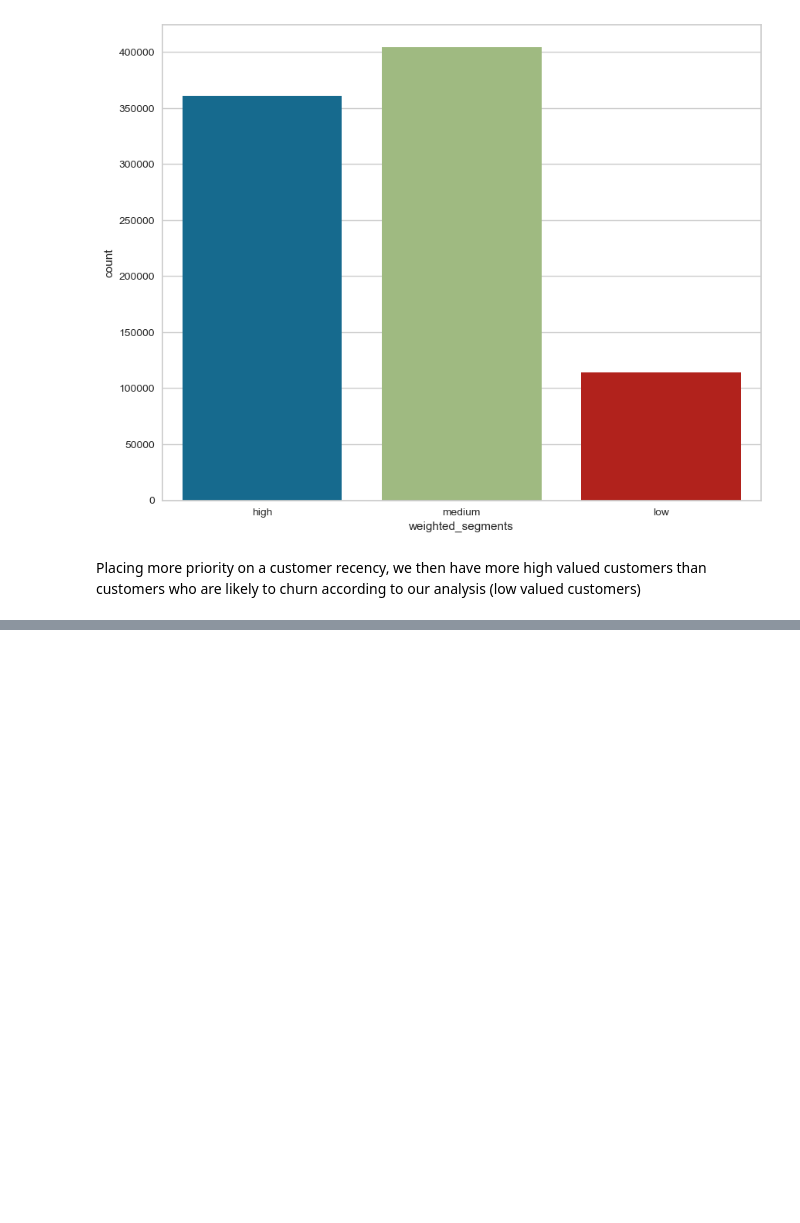
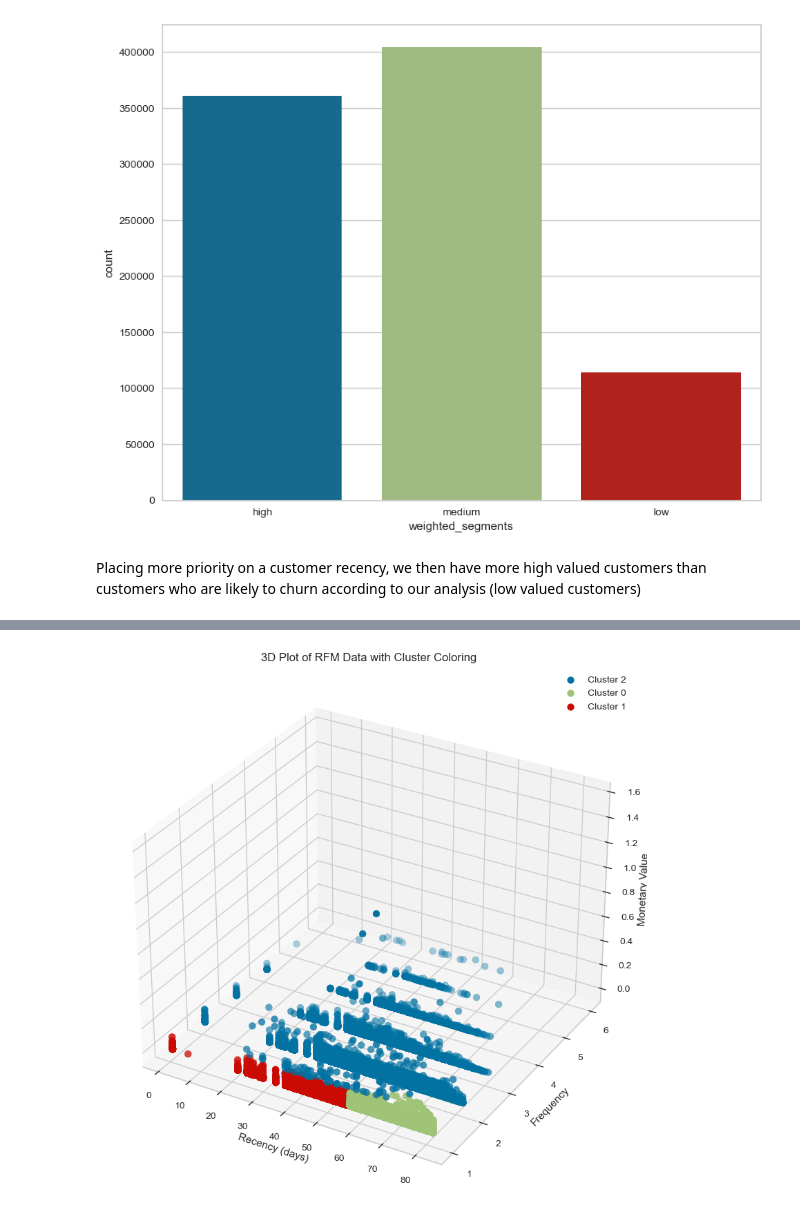
Before and after one commit to Emerald-GitHub/RFM-Based-Customer-Segmentation, a Jupyter notebook: Notebooks/RFM_Customer_Segmentation_solution.ipynb, the cells around one changed output, grey strips where cells are left out. Cells and saved outputs as stored; diff of their text form; code cells hidden in the pictures; blank space fills up the shorter version.

```diff
--- a/Notebooks/RFM_Customer_Segmentation_solution.ipynb
+++ b/Notebooks/RFM_Customer_Segmentation_solution.ipynb
@@ -695,0 +788,28 @@ Placing more priority on a customer recency, we then have more high valued custo
+# %%
+# Create a 3D scatter plot
+fig = plt.figure(figsize=(10, 10))
+ax = fig.add_subplot(111, projection='3d')
+
+# Define colors for different clusters
+colors = ['b', 'g', 'r', 'y']
+
+# Plot the RFM data points with different colors for each cluster
+for cluster, color in zip(RFM_data["Cluster"].unique(), colors):
+    cluster_data = RFM_data[RFM_data["Cluster"] == cluster]
+    ax.scatter(cluster_data["recency"], cluster_data["frequency"], cluster_data["monetary"], c=color,s=50, marker='o', label=f'Cluster {cluster}')
+
+# Set axis labels
+ax.set_xlabel('Recency (days)')
+ax.set_ylabel('Frequency')
+ax.set_zlabel('Monetary Value')
+
+# Add a legend
+ax.legend()
+
+# Set the plot title
+plt.title('3D Plot of RFM Data with Cluster Coloring')
+
+# Show the plot
+plt.show()
+# %% [output]
+[figure, added]
```
Also changed, not shown: parts of 32 cells of this notebook.
